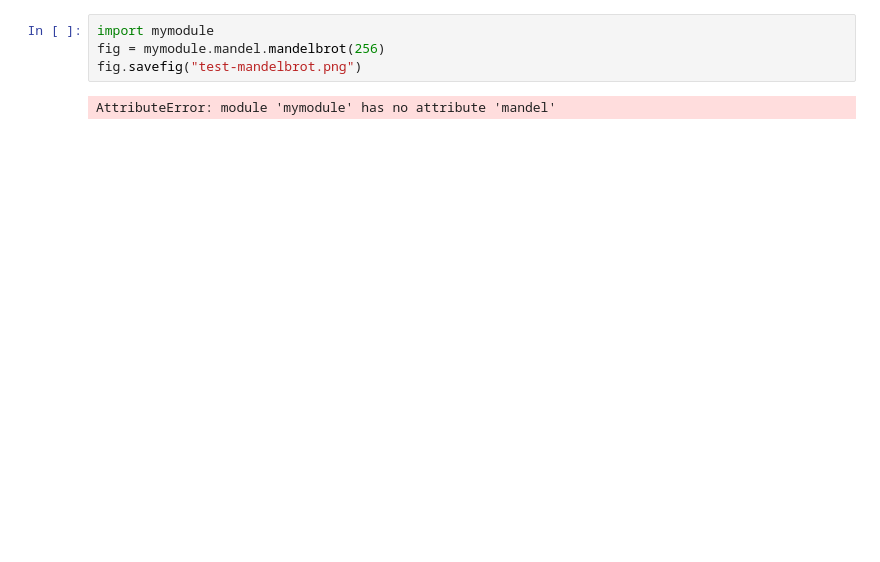
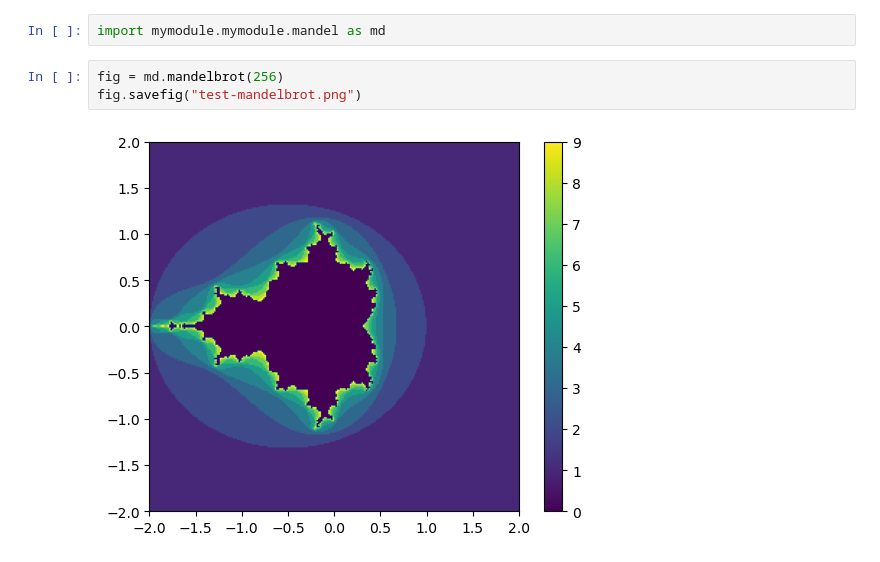
Before and after one commit to wbandabarragan/computational-physics-2, a Jupyter notebook: unit-5/505-python-packaging.ipynb, the cells around one changed output. Drawn from its saved outputs; the diff is of its cells as text; blank space fills up the shorter version.

````diff
--- a/unit-5/505-python-packaging.ipynb
+++ b/unit-5/505-python-packaging.ipynb
@@ -59,9 +67,10 @@ we could also do:
 from mymodule.mandel import mandelbrot
 ```
 # %%
-import mymodule
-fig = mymodule.mandel.mandelbrot(256)
-fig.savefig("test-mandelbrot.png")
+import mymodule.mymodule.mandel as md
-# %% [output]
-AttributeError: module 'mymodule' has no attribute 'mandel'
+# %%
+fig = md.mandelbrot(256)
+fig.savefig("test-mandelbrot.png")
+# %% [output]
+[figure, added]
 # %% [markdown]
````
Also changed, not shown: parts of 2 cells of this notebook, 5 other files.
